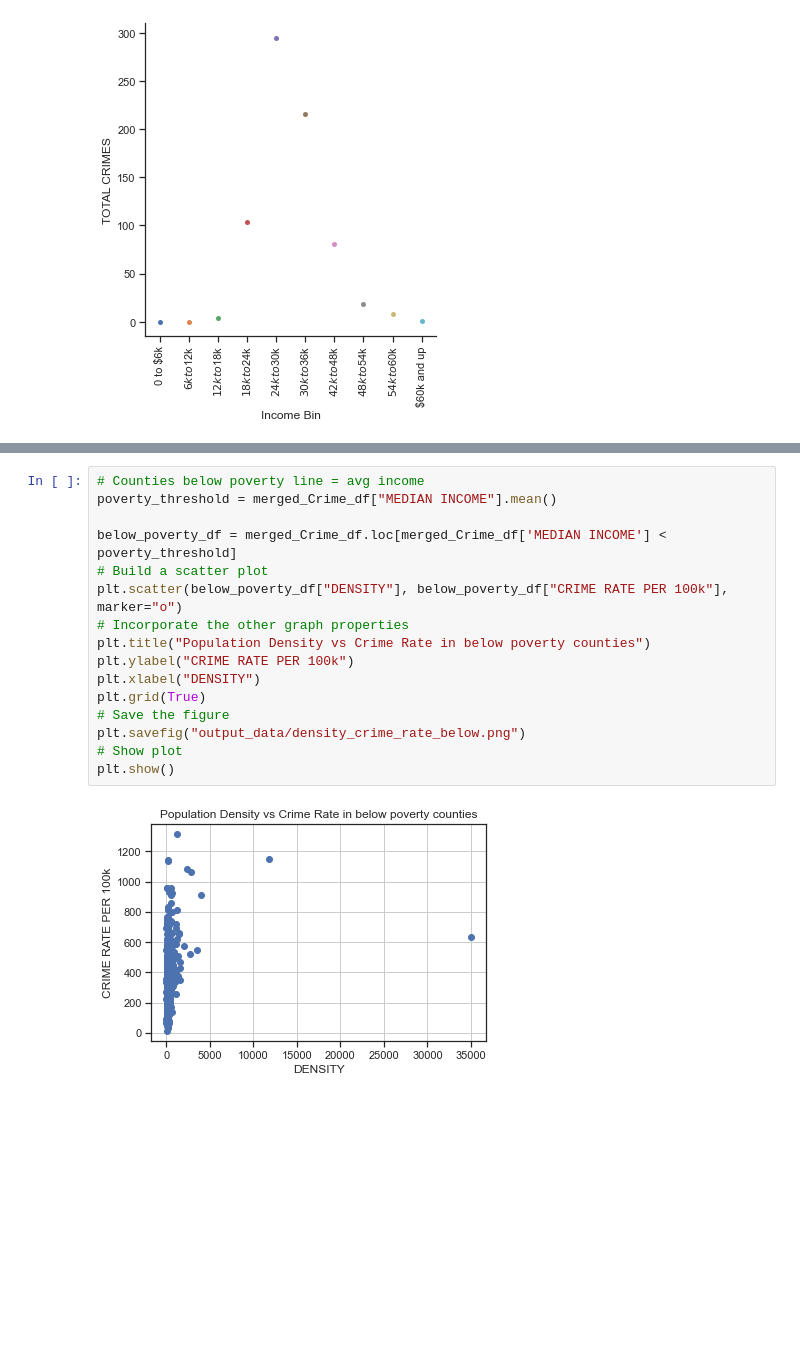
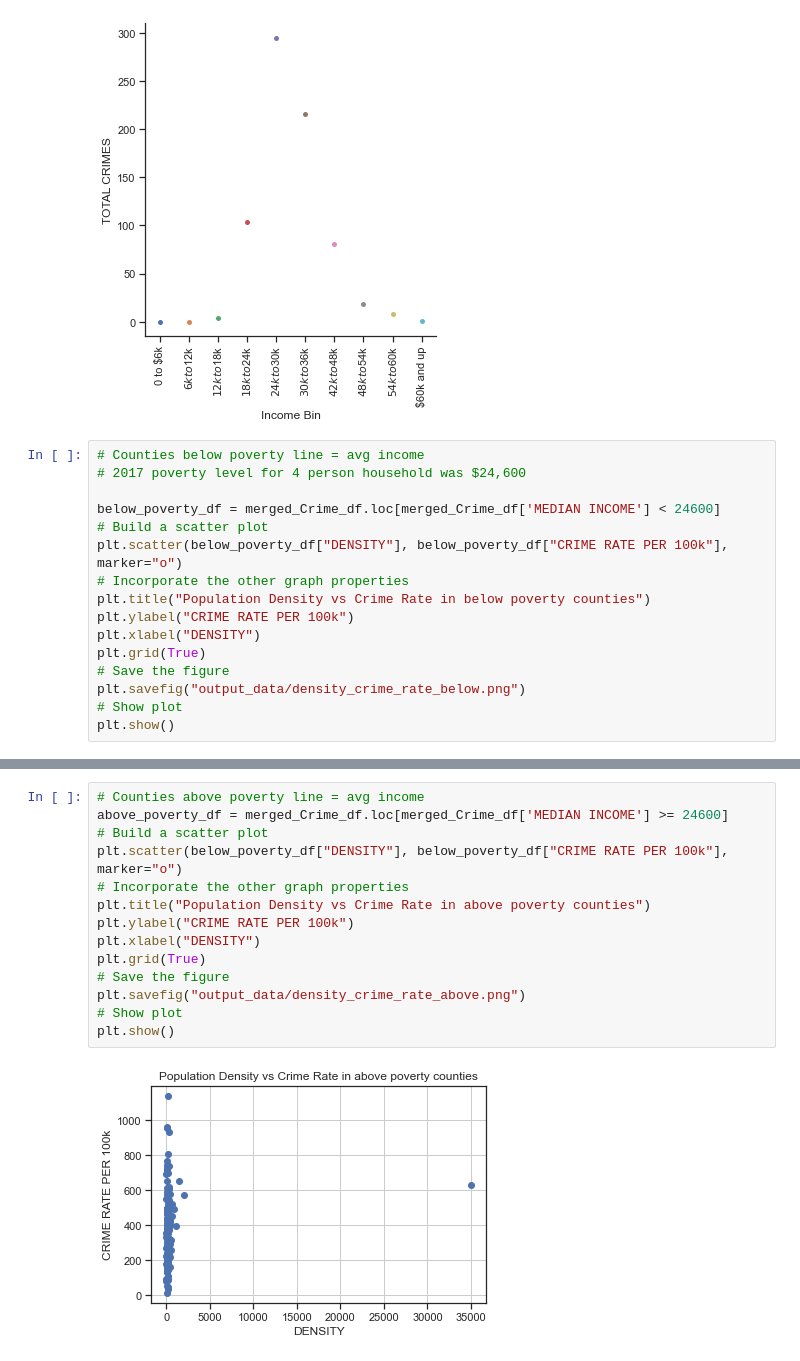
Before and after one commit to melindaeudy/Project_1, a Jupyter notebook: Project_1_Updated.ipynb, the cells around one changed output, grey strips where cells are left out. Cells and saved outputs as stored; diff of their text form; blank space fills up the shorter version.

Commit message:
updated bar charts and scatter plots along with outliers removed for scatter plot

```diff
--- a/Project_1_Updated.ipynb
+++ b/Project_1_Updated.ipynb
@@ -535,3 +519,19 @@ g.set_xticklabels(rotation=90)
 # %% [output]
 <seaborn.axisgrid.FacetGrid at 0x...>
 [figure]
+# %%
+# Counties below poverty line = avg income
+# 2017 poverty level for 4 person household was $24,600
+
+below_poverty_df = merged_Crime_df.loc[merged_Crime_df['MEDIAN INCOME'] < 24600]
+# Build a scatter plot
+plt.scatter(below_poverty_df["DENSITY"], below_poverty_df["CRIME RATE PER 100k"], marker="o")
+# Incorporate the other graph properties
+plt.title("Population Density vs Crime Rate in below poverty counties")
+plt.ylabel("CRIME RATE PER 100k")
+plt.xlabel("DENSITY")
+plt.grid(True)
+# Save the figure
+plt.savefig("output_data/density_crime_rate_below.png")
+# Show plot
+plt.show()
@@ -538,18 +540,16 @@ g.set_xticklabels(rotation=90)
 # %%
-# Counties below poverty line = avg income
-poverty_threshold = merged_Crime_df["MEDIAN INCOME"].mean()
-
-below_poverty_df = merged_Crime_df.loc[merged_Crime_df['MEDIAN INCOME'] < poverty_threshold]
+# Counties above poverty line = avg income
+above_poverty_df = merged_Crime_df.loc[merged_Crime_df['MEDIAN INCOME'] >= 24600]
 # Build a scatter plot
 plt.scatter(below_poverty_df["DENSITY"], below_poverty_df["CRIME RATE PER 100k"], marker="o")
 # Incorporate the other graph properties
-plt.title("Population Density vs Crime Rate in below poverty counties")
+plt.title("Population Density vs Crime Rate in above poverty counties")
 plt.ylabel("CRIME RATE PER 100k")
 plt.xlabel("DENSITY")
 plt.grid(True)
 # Save the figure
-plt.savefig("output_data/density_crime_rate_below.png")
+plt.savefig("output_data/density_crime_rate_above.png")
 # Show plot
 plt.show()
 # %% [output]
-[figure, old version]
+[figure, new version]
```
Also changed, not shown: parts of 62 cells of this notebook, 18 other files.
